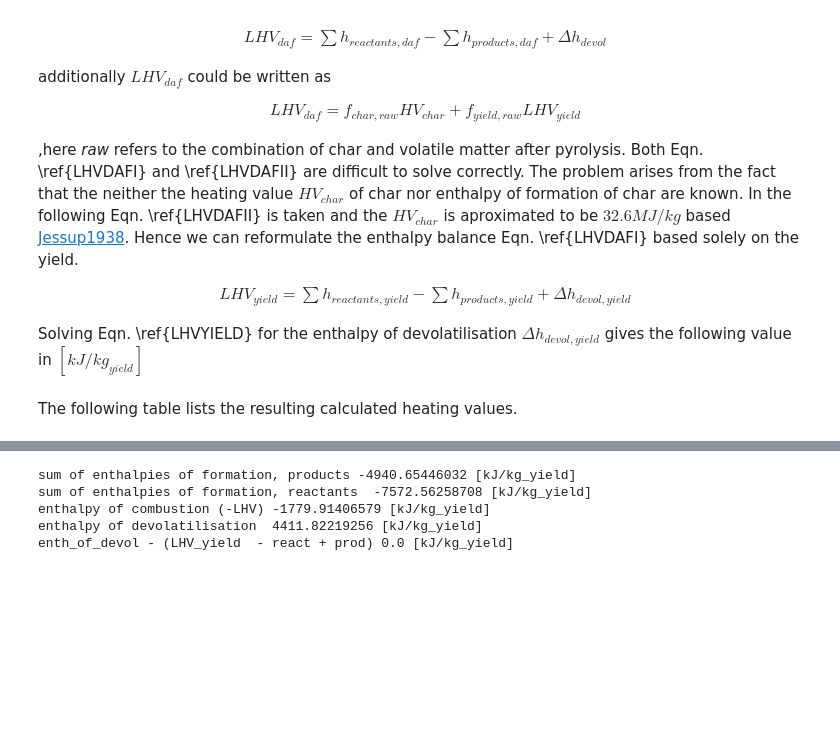
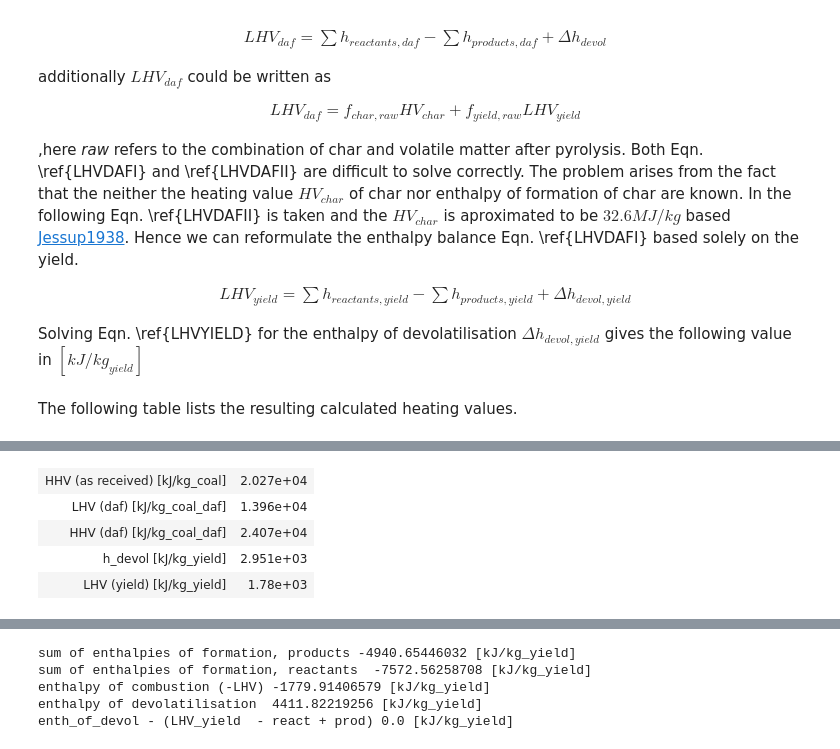
Before and after one commit to ostein/notebooks, a Jupyter notebook: pkp/BlackThunder.ipynb, the cells around one changed output, grey strips where cells are left out. Drawn from its saved outputs; the diff is of its cells as text; code cells hidden in the pictures; blank space fills up the shorter version.

```diff
--- a/pkp/BlackThunder.ipynb
+++ b/pkp/BlackThunder.ipynb
@@ -579,0 +556,9 @@ compute_enthalpy_of_formation(pyrol_yield3, fitted_yield3)
+# %%
+dT2,_ = compute_enthalpy_of_formation(pyrol_yield2, fitted_yield2)
+dT2
+# %% [output]
+| HHV (as received) [kJ/kg_coal] | 2.027e+04 |
+| LHV (daf) [kJ/kg_coal_daf] | 1.396e+04 |
+| HHV (daf) [kJ/kg_coal_daf] | 2.407e+04 |
+| h_devol [kJ/kg_yield] | 2.951e+03 |
+| LHV (yield) [kJ/kg_yield] | 1.78e+03 |
```
Also changed, not shown: parts of 18 cells of this notebook.
